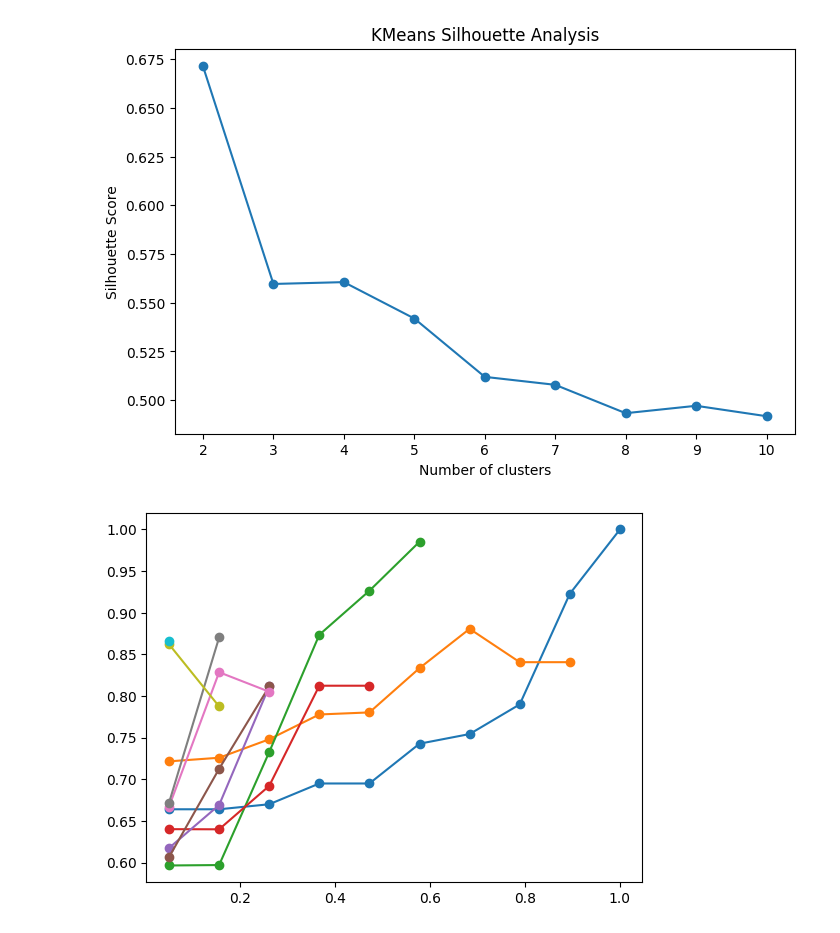
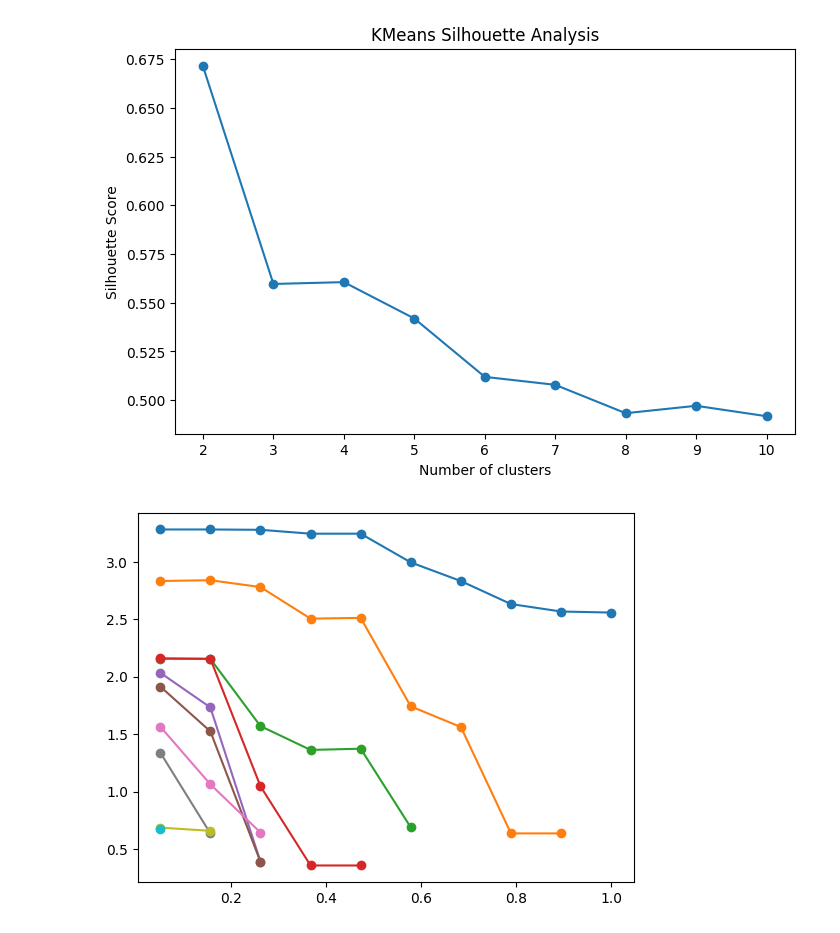
Before and after one commit to ReapingHunter/thesis-see, a Jupyter notebook: OPTICS/SEE-OPTICS-Entropy.ipynb, the cells around one changed output. Saved outputs shown, nothing was run; the diff lists cells and outputs as text; code cells hidden in the pictures.

```diff
--- a/OPTICS/SEE-OPTICS-Entropy.ipynb
+++ b/OPTICS/SEE-OPTICS-Entropy.ipynb
@@ -219,7 +214,7 @@ def See_optics(arg1,
             if len(np.unique(labels[mask])) < 2:
                 score = np.nan
             else:
-                score = silhouette_score(X[mask], labels[mask])
+                score = clustering_entropy(labels[mask])
             entropy_scores[(min_samples, xi)] = score
             scores_xi.append(score)
         # Plot entropy vs xi for this min_samples
@@ -269,31 +264,31 @@ def See_optics(arg1,
         merged['Final_cluster'] = merged.apply(
             lambda r: r['cluster'] if (r['event.interval'] >= r['Minimum'] and r['event.interval'] <= r['Maximum']) else np.nan,
             axis=1)
         res = merged.dropna(subset=['Final_cluster'])[['pnr', 'Median', 'Final_cluster']]
         most_common = res['Final_cluster'].value_counts().idxmax()
         default_median = cluster_stats.loc[cluster_stats['cluster'] == most_common, 'Median'].iloc[0]
         drug_see_p1 = pd.merge(drug_see_p1, res, on='pnr', how='left')
         drug_see_p1['Median'] = drug_see_p1['Median'].fillna(default_median)
         drug_see_p1['Cluster'] = drug_see_p1['Final_cluster'].fillna(0)
 
     # 10. Compute deviation & final merge
     drug_see_p1['test'] = (drug_see_p1['event.interval'] - drug_see_p1['Median']).round(1)
     final_df = pd.merge(drug_see_p0, drug_see_p1[['pnr','Median','Cluster','test']], on='pnr', how='left')
     final_df['Median'] = final_df['Median'].fillna(default_median)
     final_df['Cluster'] = final_df['Cluster'].fillna(0)
 
     return final_df, drug_see_p1
 
 # -------------------------------------------------------------------------
 # Example usage:
 # Generate medA and medB clustering results using KMeans and OPTICS
 # -------------------------------------------------------------------------
 medA_final_km, medA_clust_km = See_kmeans("medA")
 medB_final_km, medB_clust_km = See_kmeans("medB")
 
 medA_final_op, medA_clust_op = See_optics("medA")
 medB_final_op, medB_clust_op = See_optics("medB")
 # %% [output]
 [figure]
 [figure]
-[figure, old version]
+[figure, new version]
```
Also changed, not shown: parts of 3 cells of this notebook, 1 other file.
